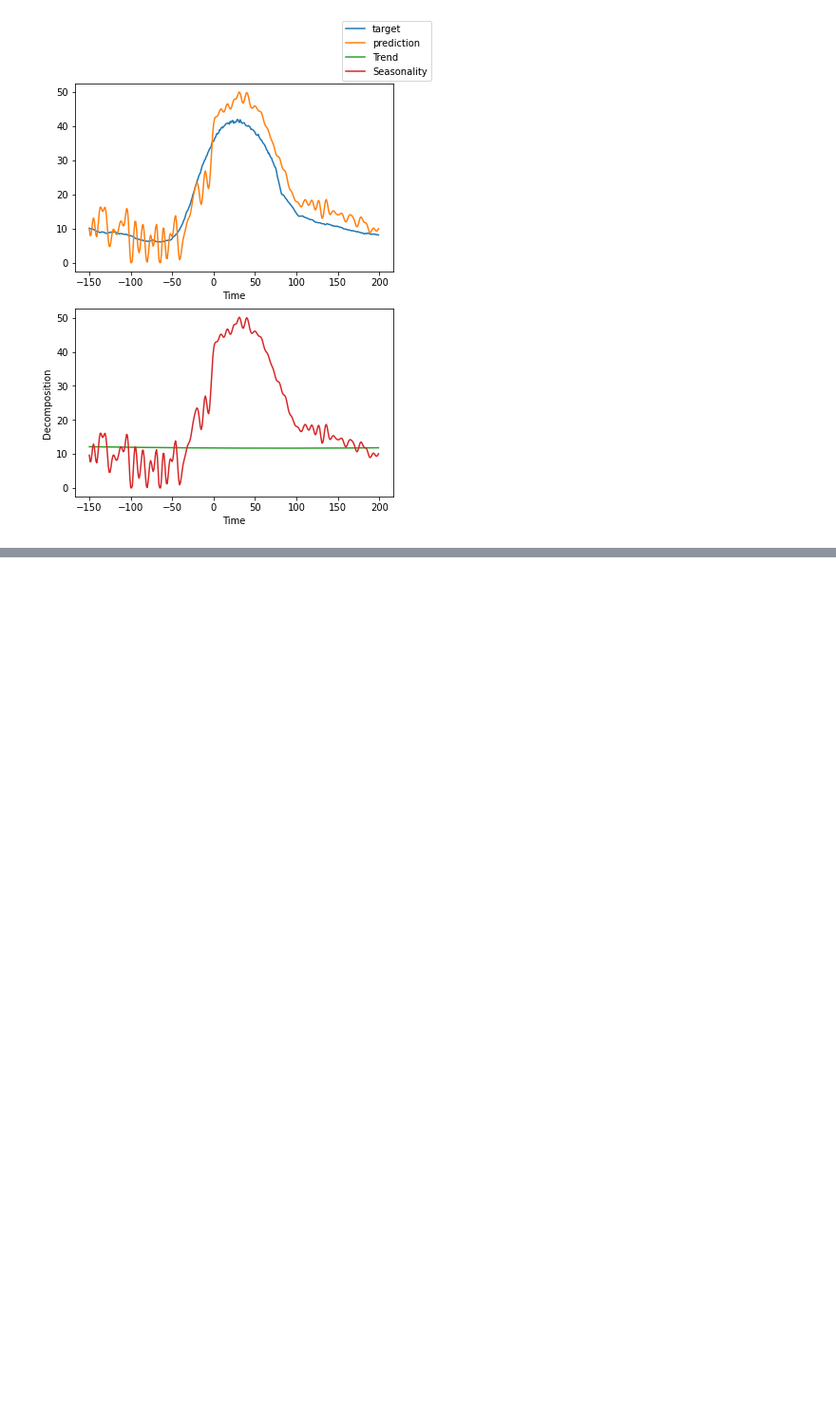
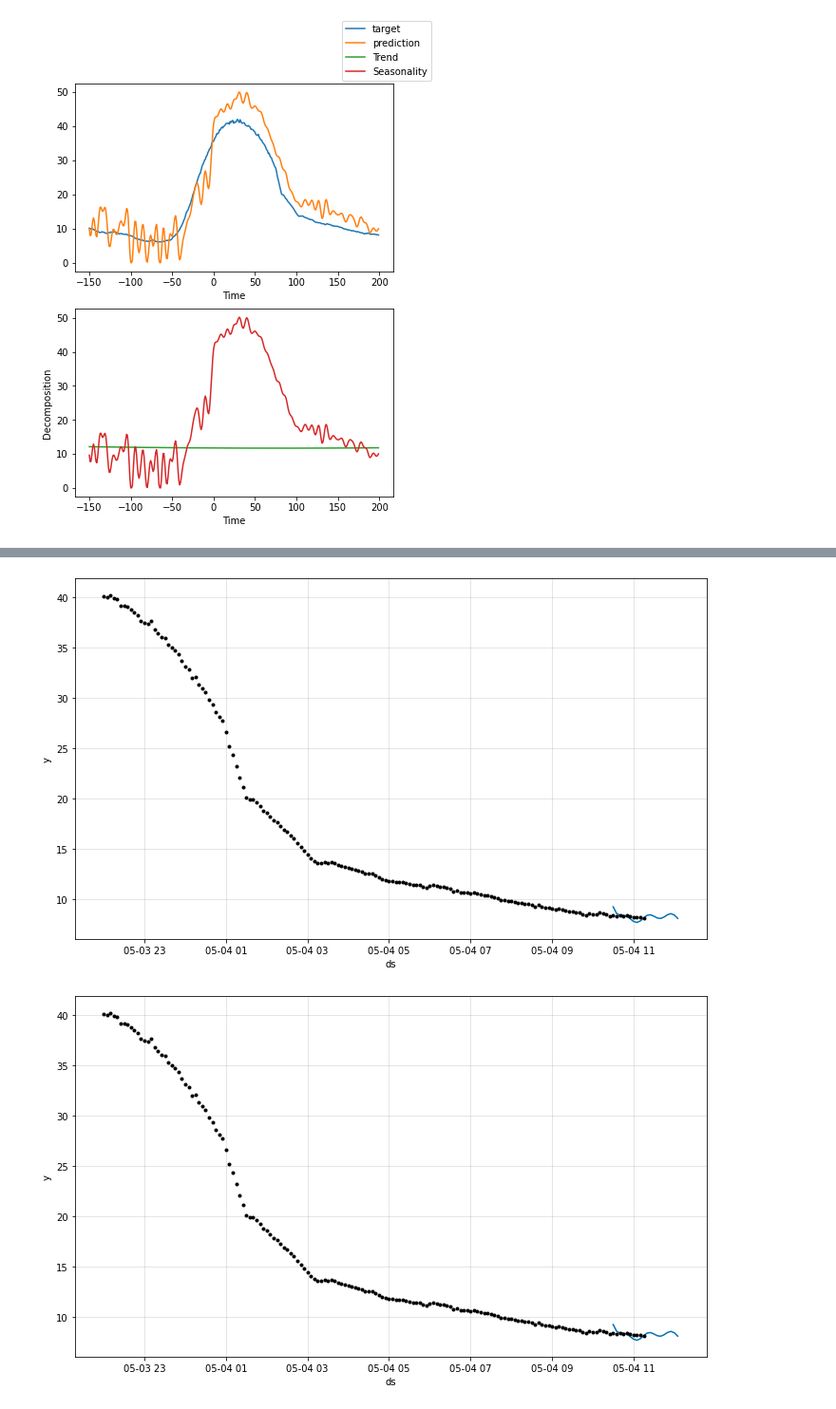
Before and after one commit to neuralprophet/neural_prophet_lightning, a Jupyter notebook: project_notebooks/nbeats.ipynb, the cells around one changed output, grey strips where cells are left out. Shown at 95% size. Drawn from its saved outputs; the diff is of its cells as text; code cells hidden in the pictures; blank space fills up the shorter version.

```diff
--- a/project_notebooks/nbeats.ipynb
+++ b/project_notebooks/nbeats.ipynb
@@ -1164,0 +1251,2 @@ Restored states from the checkpoint file at /Users/polina/fds/neural_prophet/pro
+# %%
+future = m.make_future_dataframe(df, periods=10, n_historic_predictions=10)
@@ -1164,0 +1269,7 @@ Restored states from the checkpoint file at /Users/polina/fds/neural_prophet/pro
+# %%
+forecast = m.predict(future)
+# %%
+m.plot(forecast)
+# %% [output]
+[figure, added]
+[figure, added]
```
Also changed, not shown: parts of 39 cells of this notebook, 3 other files.
